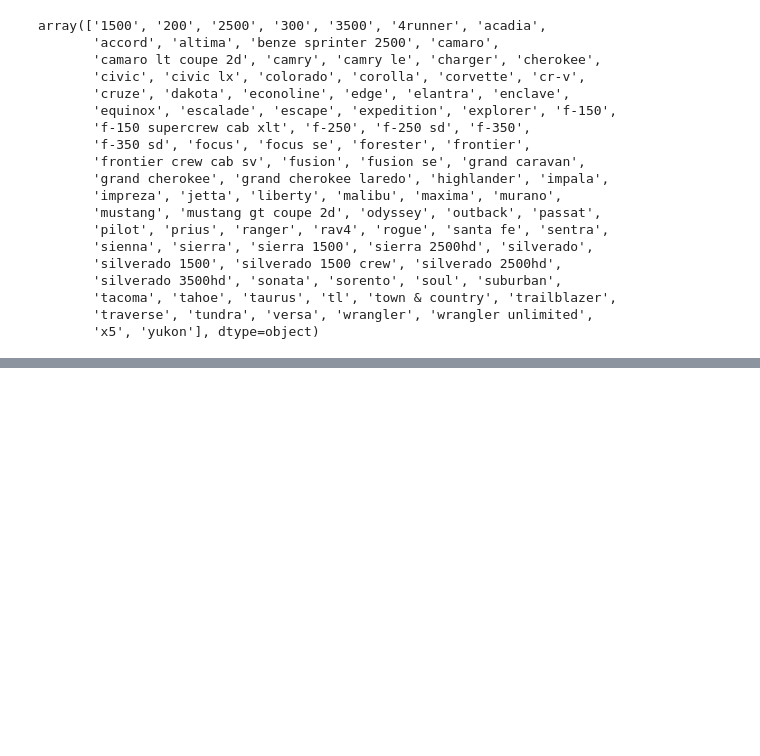
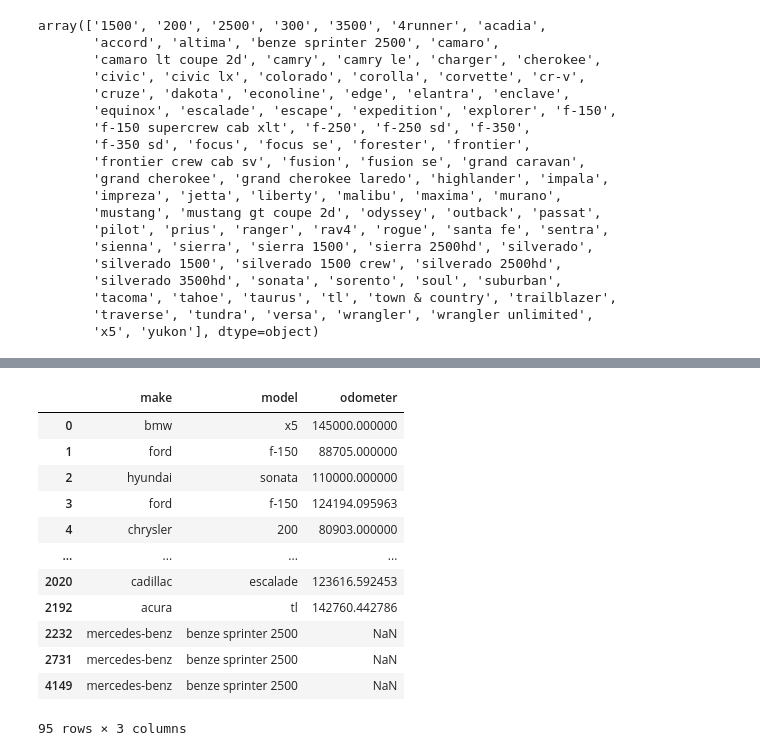
Before and after one commit to Malokingi/auto-ad-data-site, a Jupyter notebook: notebooks/EDA.ipynb, the cells around one changed output, grey strips where cells are left out. Saved outputs shown, nothing was run; the diff lists cells and outputs as text; code cells hidden in the pictures; blank space fills up the shorter version.

```diff
--- a/notebooks/EDA.ipynb
+++ b/notebooks/EDA.ipynb
@@ -152,0 +182,18 @@ array(['1500', '200', '2500', '300', '3500', '4runner', 'acadia',
+# %%
+# Filling in missing odometer values with the mean as seen when grouped by Model cuz that's better than nothing
+# Some are still missing after this since none of the odometers are known for some Models
+df['odometer'] = df.groupby('model')['odometer'].transform(lambda x: x.fillna(x.mean()))
+# %% [output]
+|  | make | model | odometer |
+| 0 | bmw | x5 | 145000.000000 |
+| 1 | ford | f-150 | 88705.000000 |
+| 2 | hyundai | sonata | 110000.000000 |
+| 3 | ford | f-150 | 124194.095963 |
+| 4 | chrysler | 200 | 80903.000000 |
+| ... | ... | ... | ... |
+| 2020 | cadillac | escalade | 123616.592453 |
+| 2192 | acura | tl | 142760.442786 |
+| 2232 | mercedes-benz | benze sprinter 2500 | NaN |
+| 2731 | mercedes-benz | benze sprinter 2500 | NaN |
+| 4149 | mercedes-benz | benze sprinter 2500 | NaN |
+95 rows × 3 columns
```
Also changed, not shown: parts of 7 cells of this notebook, 2 other files.
